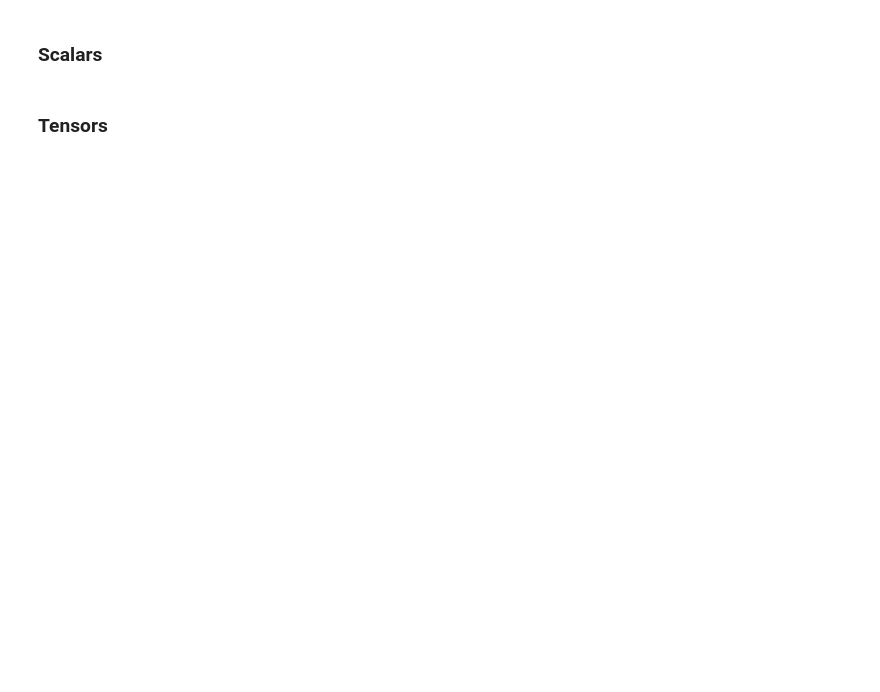
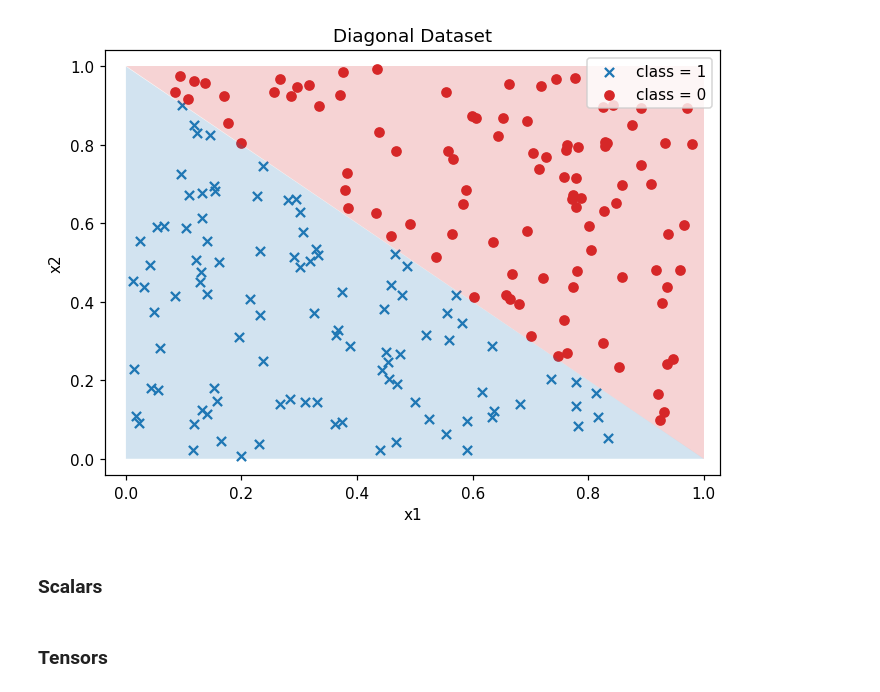
Before and after one commit to lmalms/minitorch, a Jupyter notebook: notebooks/training - classification - diagonal.ipynb, the cells around one changed output. Cells and saved outputs as stored; diff of their text form; code cells hidden in the pictures; blank space fills up the shorter version.

```diff
--- a/notebooks/training - classification - diagonal.ipynb
+++ b/notebooks/training - classification - diagonal.ipynb
@@ -16,9 +16,11 @@ from minitorch.scalar_plotting import plot_scalar_predictions
 from minitorch.tensor_plotting import plot_tensor_predictions
 # %%
 # Create a dataset
-N_SAMPLES = 50
+N_SAMPLES = 200
 dataset = data.DiagonalDataset(N_SAMPLES)
 dataset.plot();
+# %% [output]
+[figure, added]
 # %% [markdown]
 ### Scalars
 # %%
```
Also changed, not shown: parts of 4 cells of this notebook, 2 other files.
